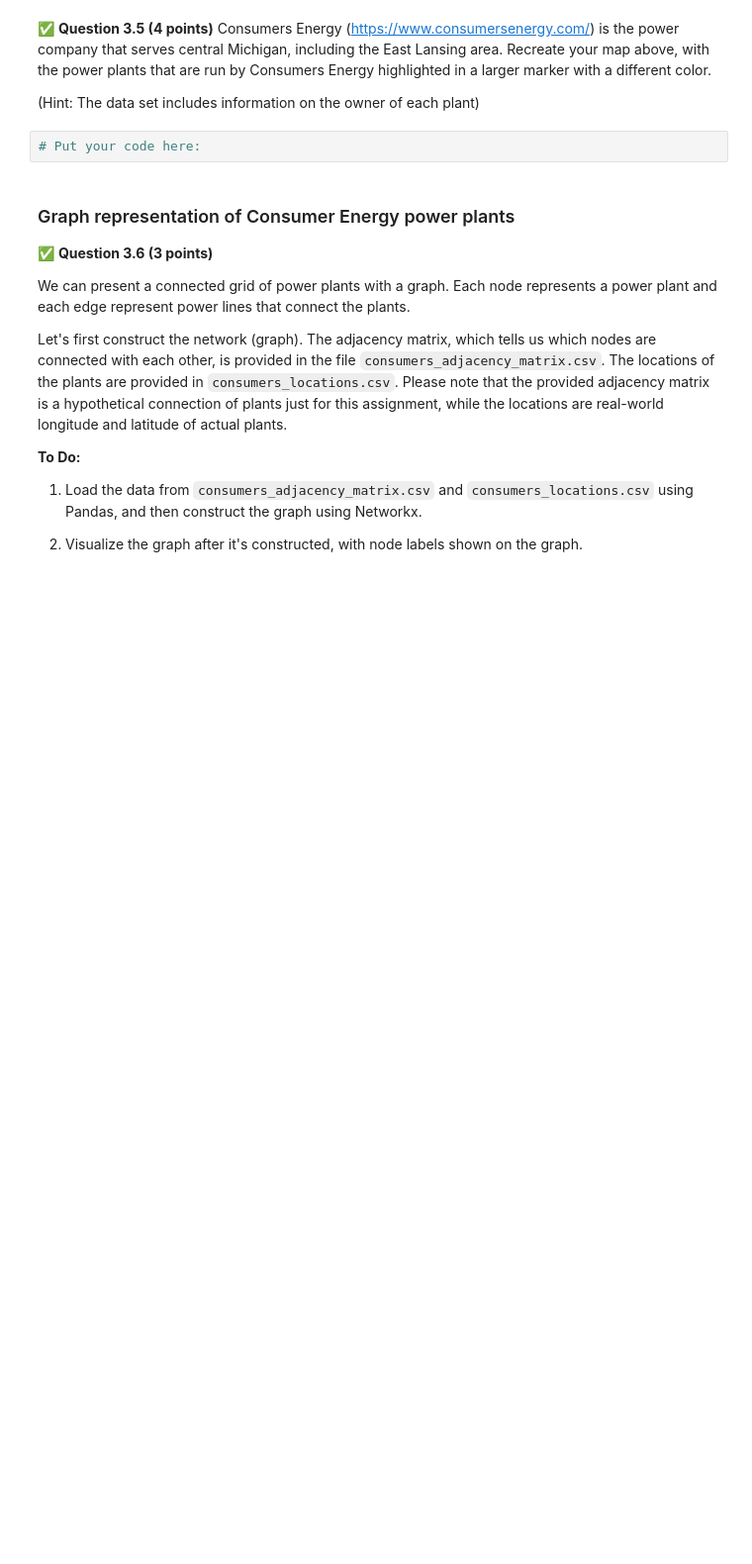
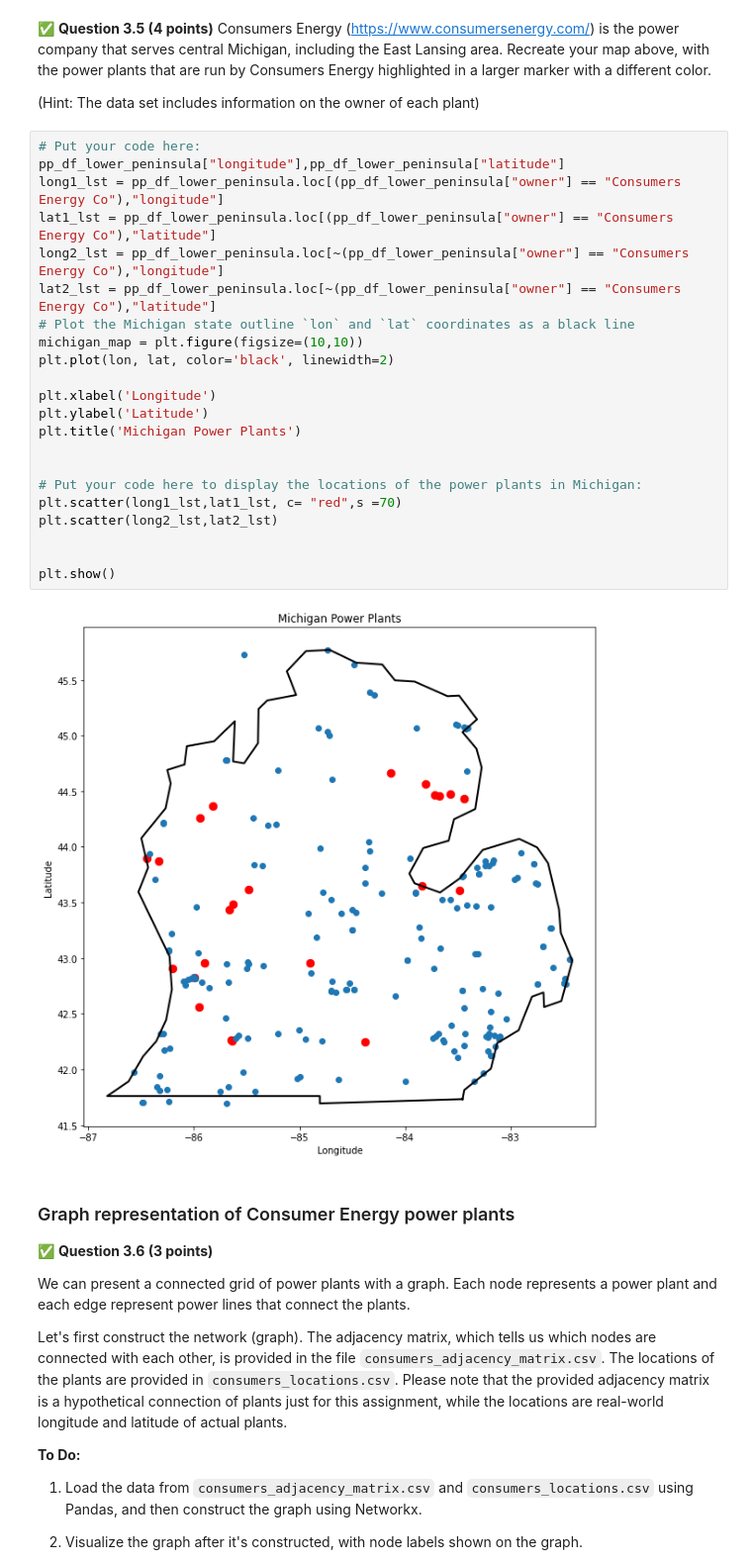
Before and after one commit to johnsonbj199/CMSE202-f23-turnin, a Jupyter notebook: hw-02/HW-02_OOP_ABM_GraphTheory-BrandonJohnson.ipynb, the cells around one changed output. Shown at 99% size. Drawn from its saved outputs; the diff is of its cells as text; blank space fills up the shorter version.

```diff
--- a/hw-02/HW-02_OOP_ABM_GraphTheory-BrandonJohnson.ipynb
+++ b/hw-02/HW-02_OOP_ABM_GraphTheory-BrandonJohnson.ipynb
@@ -417,8 +459,30 @@ plt.show()
 &#9989; **Question 3.5 (4 points)** Consumers Energy (https://www.consumersenergy.com/) is the power company that serves central Michigan, including the East Lansing area.  Recreate your map above, with the power plants that are run by Consumers Energy highlighted in a larger marker with a different color.
 
 (Hint: The data set includes information on the owner of each plant)
-# %%
-# Put your code here:
+# %%
+# Put your code here:
+pp_df_lower_peninsula["longitude"],pp_df_lower_peninsula["latitude"]
+long1_lst = pp_df_lower_peninsula.loc[(pp_df_lower_peninsula["owner"] == "Consumers Energy Co"),"longitude"]
+lat1_lst = pp_df_lower_peninsula.loc[(pp_df_lower_peninsula["owner"] == "Consumers Energy Co"),"latitude"]
+long2_lst = pp_df_lower_peninsula.loc[~(pp_df_lower_peninsula["owner"] == "Consumers Energy Co"),"longitude"]
+lat2_lst = pp_df_lower_peninsula.loc[~(pp_df_lower_peninsula["owner"] == "Consumers Energy Co"),"latitude"]
+# Plot the Michigan state outline `lon` and `lat` coordinates as a black line
+michigan_map = plt.figure(figsize=(10,10))
+plt.plot(lon, lat, color='black', linewidth=2)
+
+plt.xlabel('Longitude')
+plt.ylabel('Latitude')
+plt.title('Michigan Power Plants')
+
+
+# Put your code here to display the locations of the power plants in Michigan:
+plt.scatter(long1_lst,lat1_lst, c= "red",s =70)
+plt.scatter(long2_lst,lat2_lst)
+
+
+plt.show()
+# %% [output]
+[figure, added]
 # %% [markdown]
 ### Graph representation of Consumer Energy power plants
 
```
Also changed, not shown: parts of 8 cells of this notebook.
